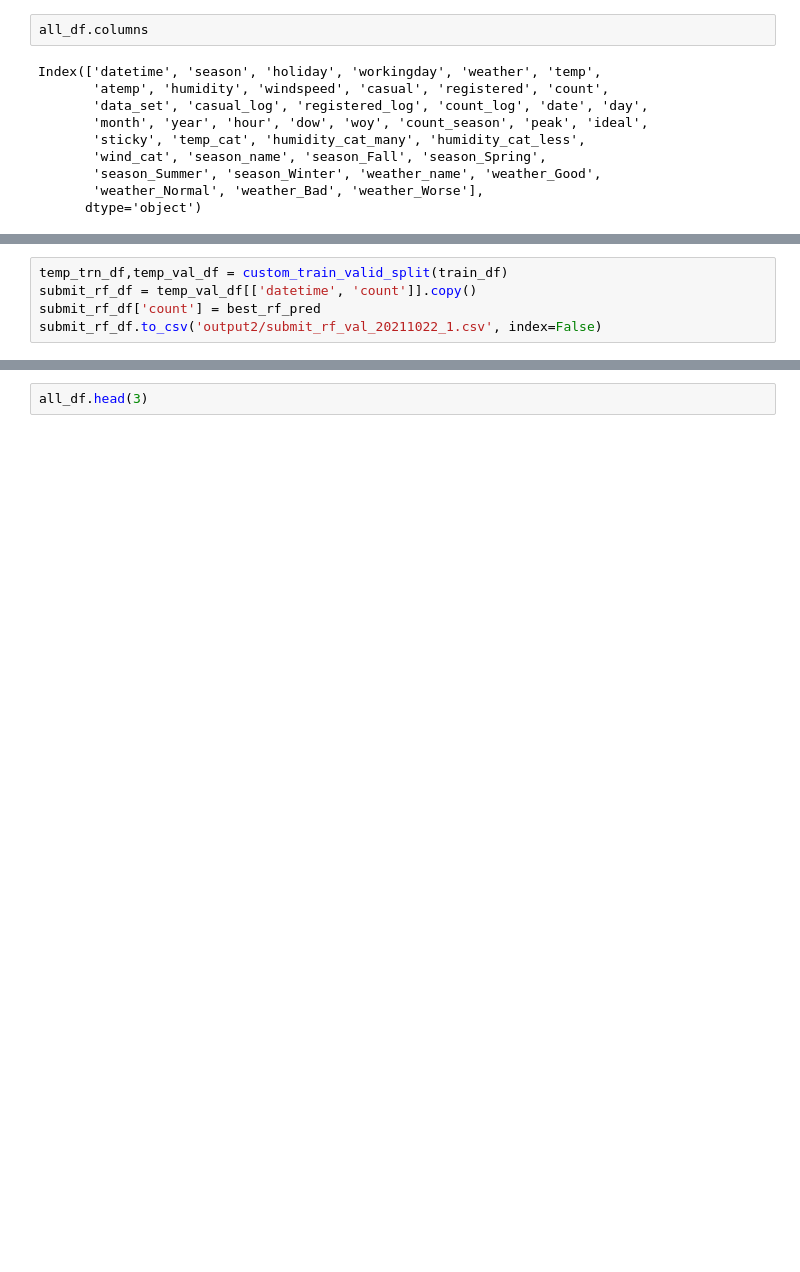
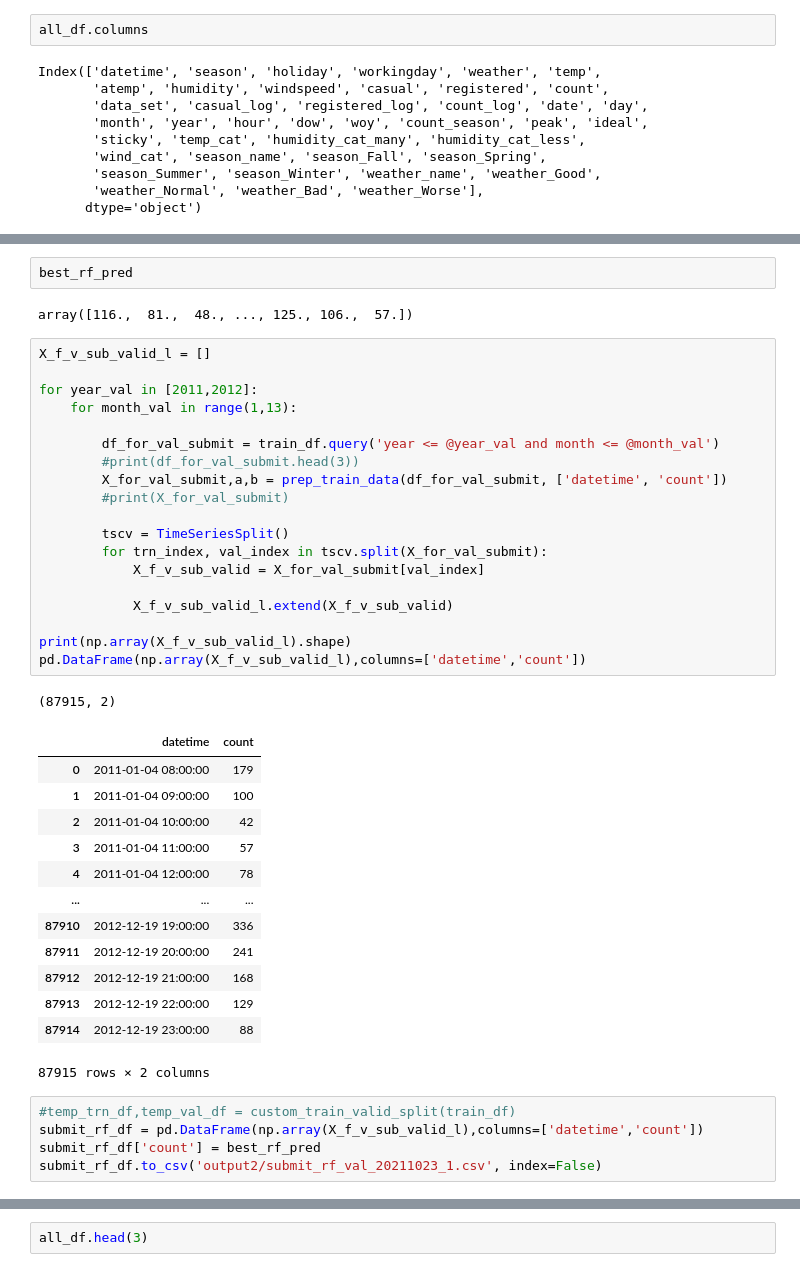
Before and after one commit to Hito4TK/Bike-Sharing-Demand-python, a Jupyter notebook: FeatureEngineeringAndModeling_rf.ipynb, the cells around one changed output, grey strips where cells are left out. Drawn from its saved outputs; the diff is of its cells as text; blank space fills up the shorter version.

```diff
--- a/FeatureEngineeringAndModeling_rf.ipynb
+++ b/FeatureEngineeringAndModeling_rf.ipynb
@@ -339,8 +384,46 @@ n_est: 500  max_feat:11  min_sam:10  max_dep:10
+# %%
+best_rf_pred
+# %% [output]
+array([116.,  81.,  48., ..., 125., 106.,  57.])
+# %%
+X_f_v_sub_valid_l = []
+
+for year_val in [2011,2012]:
+    for month_val in range(1,13):
+
+        df_for_val_submit = train_df.query('year <= @year_val and month <= @month_val')
+        #print(df_for_val_submit.head(3))
+        X_for_val_submit,a,b = prep_train_data(df_for_val_submit, ['datetime', 'count'])
+        #print(X_for_val_submit)
+
+        tscv = TimeSeriesSplit()
+        for trn_index, val_index in tscv.split(X_for_val_submit):
+            X_f_v_sub_valid = X_for_val_submit[val_index]
+
+            X_f_v_sub_valid_l.extend(X_f_v_sub_valid)
+
+print(np.array(X_f_v_sub_valid_l).shape)
+pd.DataFrame(np.array(X_f_v_sub_valid_l),columns=['datetime','count'])
+# %% [output]
+(87915, 2)
+|  | datetime | count |
+| 0 | 2011-01-04 08:00:00 | 179 |
+| 1 | 2011-01-04 09:00:00 | 100 |
+| 2 | 2011-01-04 10:00:00 | 42 |
+| 3 | 2011-01-04 11:00:00 | 57 |
+| 4 | 2011-01-04 12:00:00 | 78 |
+| ... | ... | ... |
+| 87910 | 2012-12-19 19:00:00 | 336 |
+| 87911 | 2012-12-19 20:00:00 | 241 |
+| 87912 | 2012-12-19 21:00:00 | 168 |
+| 87913 | 2012-12-19 22:00:00 | 129 |
+| 87914 | 2012-12-19 23:00:00 | 88 |
+87915 rows × 2 columns
 # %%
-temp_trn_df,temp_val_df = custom_train_valid_split(train_df)
-submit_rf_df = temp_val_df[['datetime', 'count']].copy()
+#temp_trn_df,temp_val_df = custom_train_valid_split(train_df)
+submit_rf_df = pd.DataFrame(np.array(X_f_v_sub_valid_l),columns=['datetime','count'])
 submit_rf_df['count'] = best_rf_pred
-submit_rf_df.to_csv('output2/submit_rf_val_20211022_1.csv', index=False)
+submit_rf_df.to_csv('output2/submit_rf_val_20211023_1.csv', index=False)
 # %%
 rf_model = RandomForestRegressor(n_estimators=best_n_est,max_features=best_max_feat,min_samples_split=best_min_sam,max_depth=best_max_dep,random_state=0,n_jobs=-1)
 
```
Also changed, not shown: parts of 6 cells of this notebook, 11 other files.
